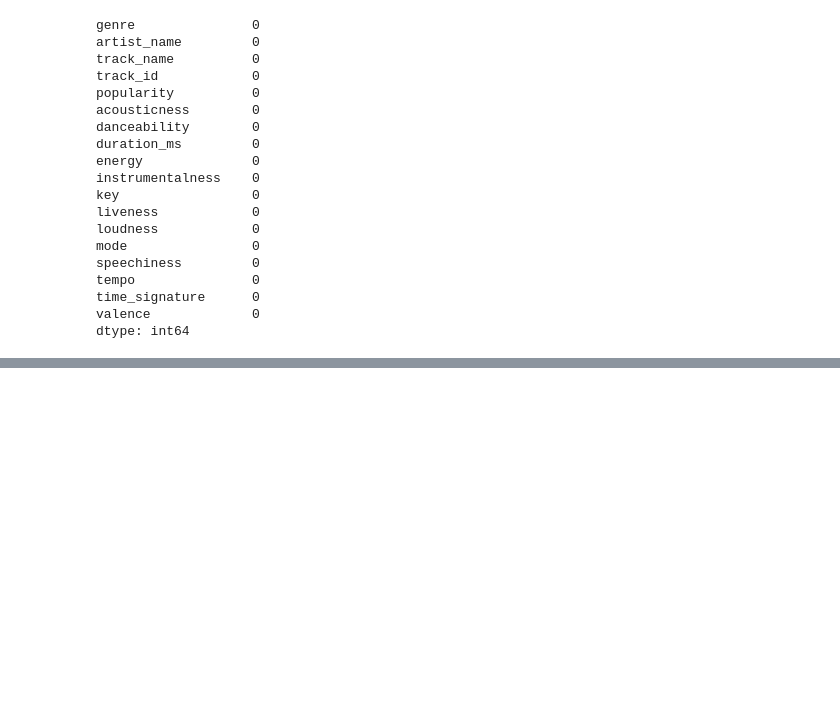
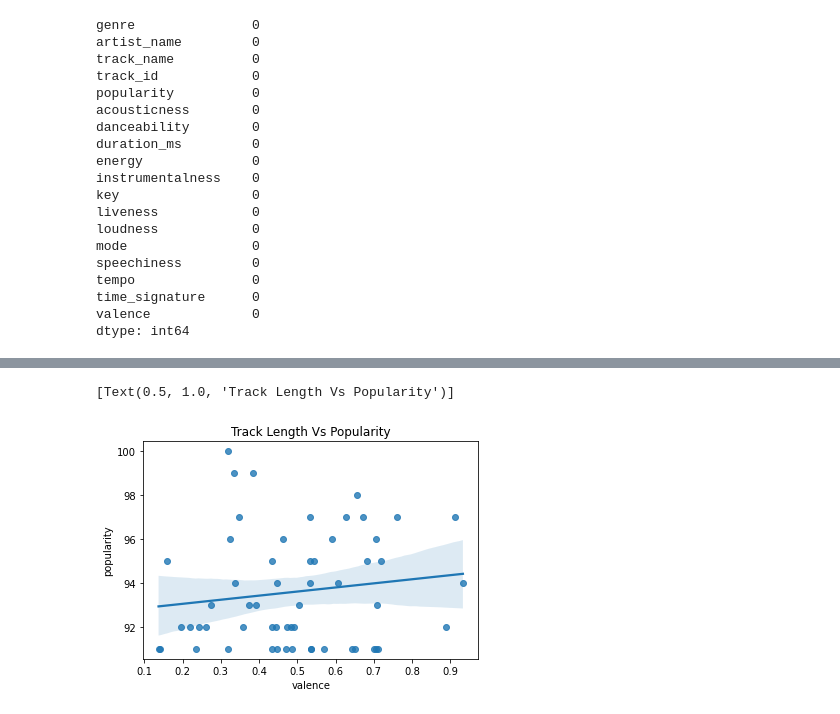
Before and after one commit to adriancabalo/CCIC_DS1, a Jupyter notebook: DS1 Final.ipynb, the cells around one changed output, grey strips where cells are left out. Cells and saved outputs as stored; diff of their text form; code cells hidden in the pictures; blank space fills up the shorter version.

```diff
--- a/DS1 Final.ipynb
+++ b/DS1 Final.ipynb
@@ -82,0 +97,12 @@ df.describe().transpose()
+# %%
+#Valence vs popularity
+
+valence = df.query('popularity>90',inplace=False).sort_values('popularity',ascending=False)
+valence.drop_duplicates(subset="track_name",inplace=True)
+
+valence[:10]
+
+sns.regplot(data = valence, y = 'popularity', x = 'valence').set(title = "Track Length Vs Popularity")
+# %% [output]
+[Text(0.5, 1.0, 'Track Length Vs Popularity')]
+[figure, added]
```
Also changed, not shown: parts of 9 cells of this notebook.
